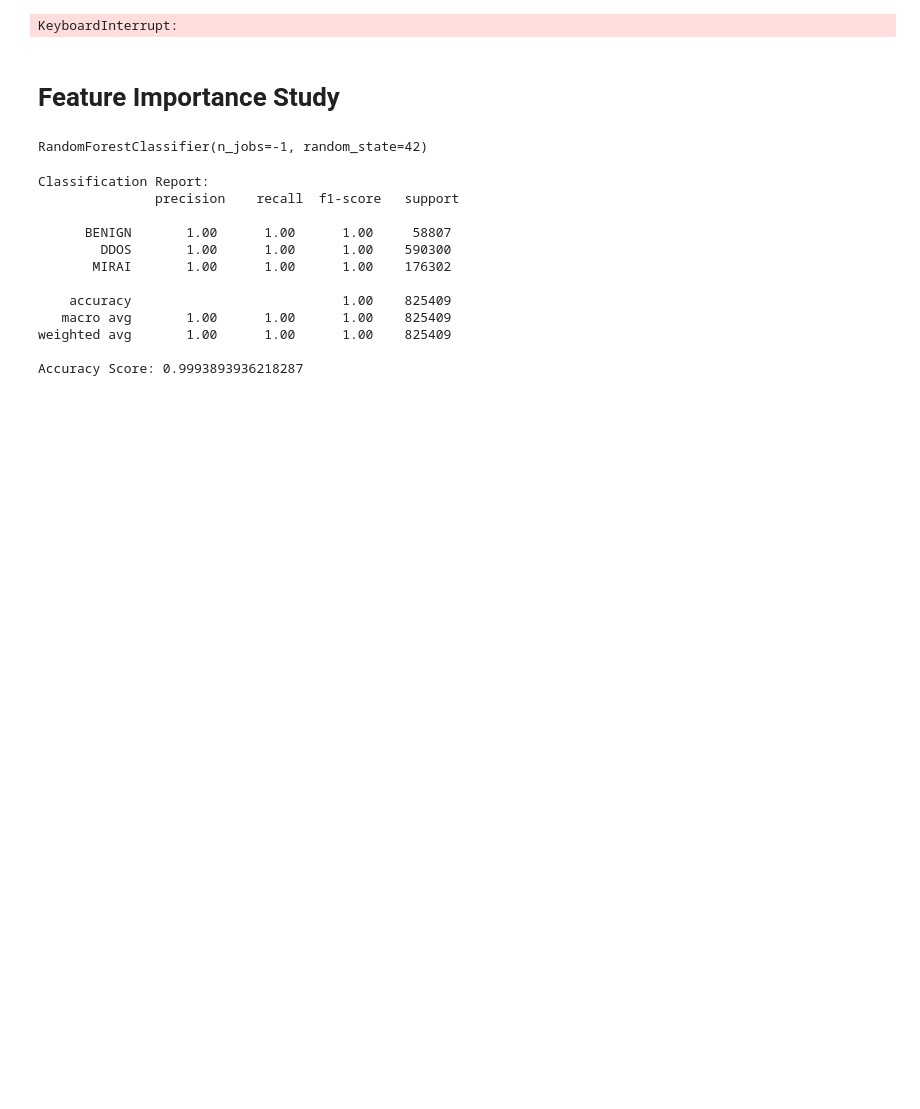
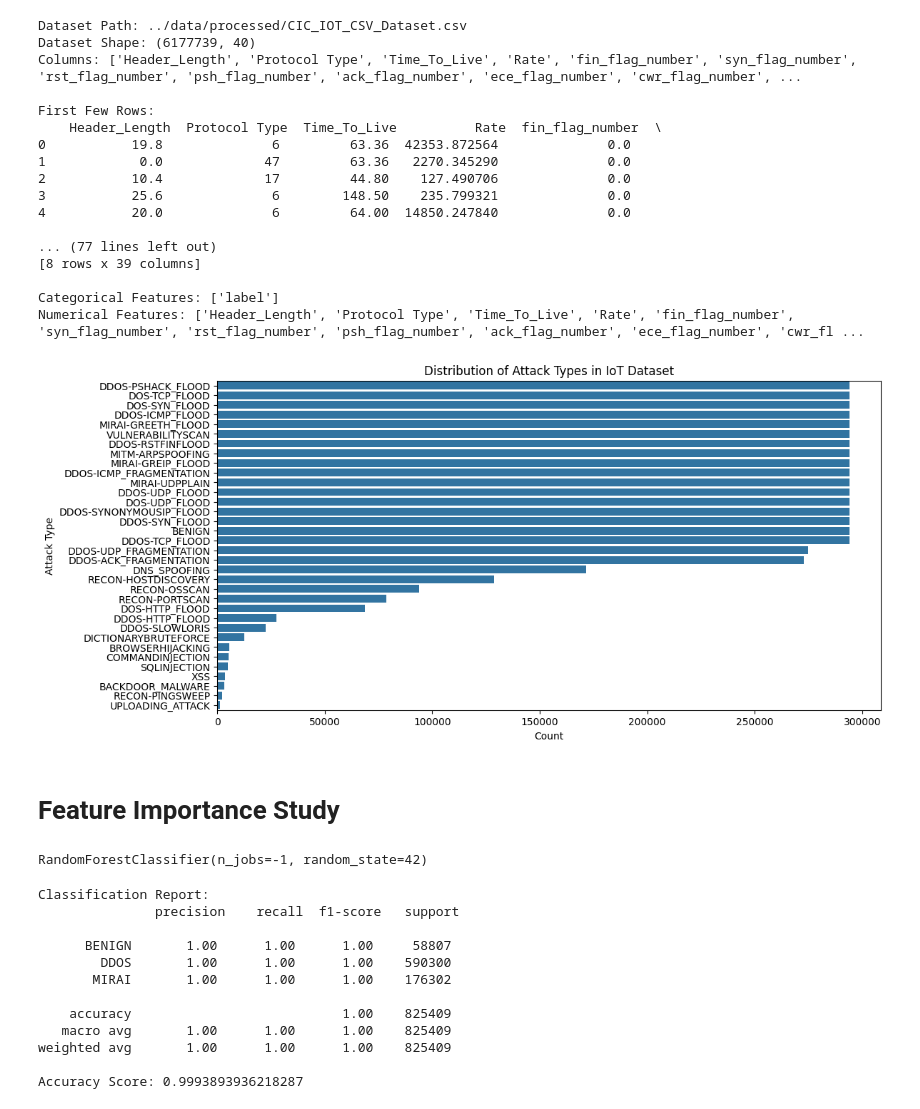
Before and after one commit to jwonnyleaf/CyberToad, a Jupyter notebook: notebooks/analysis.ipynb, the cells around one changed output. Saved outputs shown, nothing was run; the diff lists cells and outputs as text; code cells hidden in the pictures; blank space fills up the shorter version.

```diff
--- a/notebooks/analysis.ipynb
+++ b/notebooks/analysis.ipynb
@@ -14,35 +14,52 @@ print("Dataset Path:", csv_path)
 print("Dataset Shape:", df.shape)
 print("Columns:", df.columns.tolist())
 print("\nFirst Few Rows:\n", df.head())
 
 # Check for missing values
 print("\nMissing Values Count:\n", df.isnull().sum().sum())
 
 # Display basic statistics
 print("\nFeature Statistics:\n", df.describe())
 
 # Identify categorical vs numerical columns
 categorical_features = df.select_dtypes(include=['object']).columns.tolist()
 numerical_features = df.select_dtypes(include=['number']).columns.tolist()
 print("\nCategorical Features:", categorical_features)
 print("Numerical Features:", numerical_features)
 
 # Visualize attack distribution
 plt.figure(figsize=(12, 6))
-sns.countplot(y=df['Label'], order=df['Label'].value_counts().index)
+sns.countplot(y=df['label'], order=df['label'].value_counts().index)
 plt.title("Distribution of Attack Types in IoT Dataset")
 plt.xlabel("Count")
 plt.ylabel("Attack Type")
 plt.show()
 
 # Correlation heatmap
 plt.figure(figsize=(12, 8))
 numeric_df = df.select_dtypes(include=['number'])
 sns.heatmap(numeric_df.corr(), cmap="coolwarm", annot=False)
 plt.title("Feature Correlation Heatmap")
 plt.show()
 # %% [output]
-KeyboardInterrupt:
+Dataset Path: ../data/processed/CIC_IOT_CSV_Dataset.csv
+Dataset Shape: (6177739, 40)
+Columns: ['Header_Length', 'Protocol Type', 'Time_To_Live', 'Rate', 'fin_flag_number', 'syn_flag_number', 'rst_flag_number', 'psh_flag_number', 'ack_flag_number', 'ece_flag_number', 'cwr_flag_number', ...
+
+First Few Rows:
+    Header_Length  Protocol Type  Time_To_Live          Rate  fin_flag_number  \
+0           19.8              6         63.36  42353.872564              0.0
+1            0.0             47         63.36   2270.345290              0.0
+2           10.4             17         44.80    127.490706              0.0
+3           25.6              6        148.50    235.799321              0.0
+4           20.0              6         64.00  14850.247840              0.0
+
+... (77 lines left out)
+[8 rows x 39 columns]
+
+Categorical Features: ['label']
+Numerical Features: ['Header_Length', 'Protocol Type', 'Time_To_Live', 'Rate', 'fin_flag_number', 'syn_flag_number', 'rst_flag_number', 'psh_flag_number', 'ack_flag_number', 'ece_flag_number', 'cwr_fl ...
+[figure, added]
 # %% [markdown]
 # Feature Importance Study
 # %%
```
Also changed, not shown: parts of 2 cells of this notebook.
